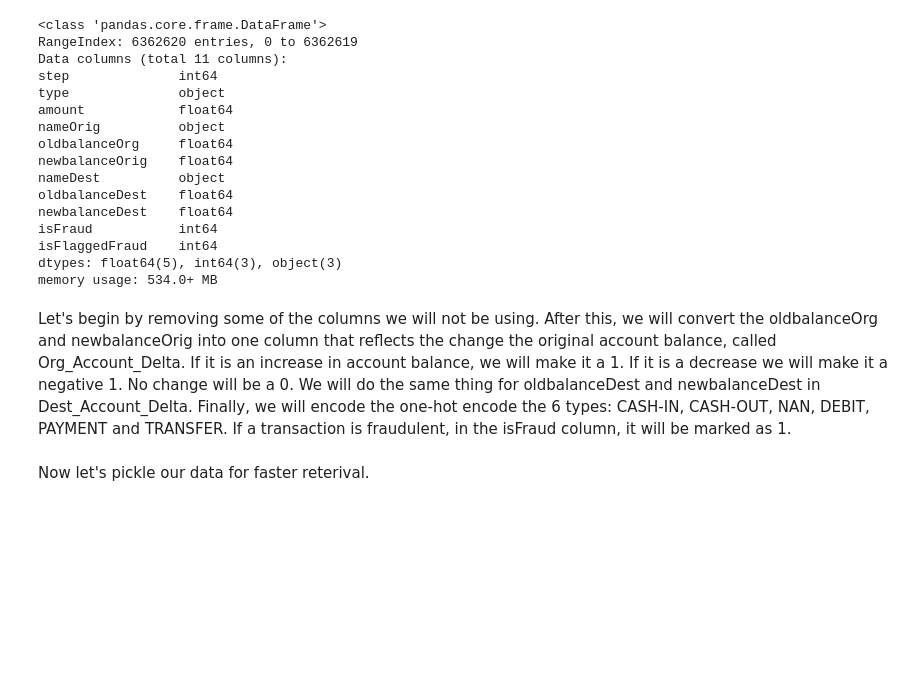
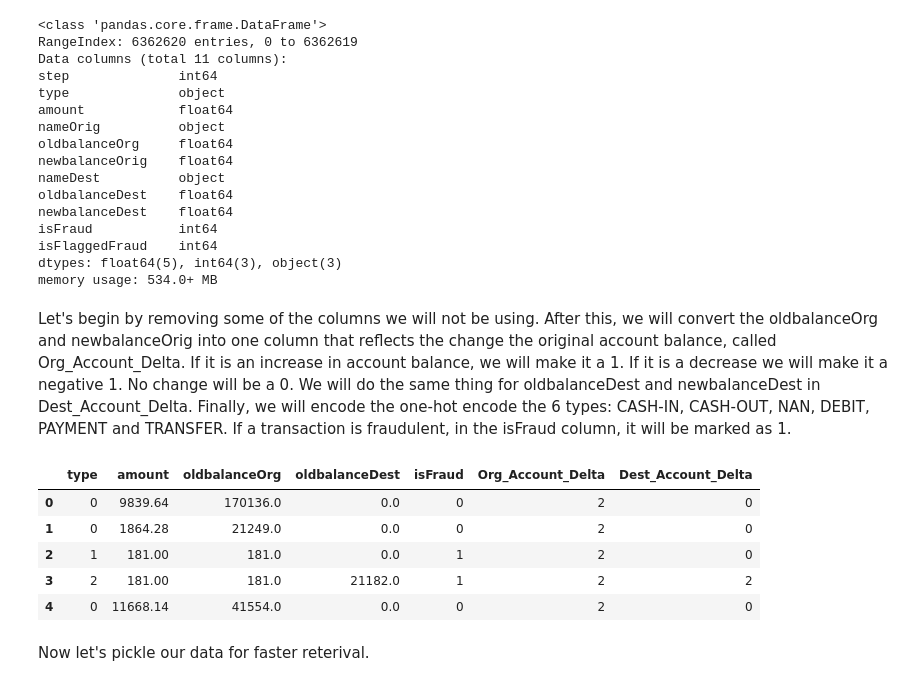
Before and after one commit to michaelcwatts123/JLab, a Jupyter notebook: Lab5/Lab5.ipynb, the cells around one changed output. Cells and saved outputs as stored; diff of their text form; code cells hidden in the pictures; blank space fills up the shorter version.

```diff
--- a/Lab5/Lab5.ipynb
+++ b/Lab5/Lab5.ipynb
@@ -54,40 +54,37 @@ memory usage: 534.0+ MB
 Let's begin by removing some of the columns we will not be using. After this, we will convert the oldbalanceOrg and newbalanceOrig into one column that reflects the change the original account balance, called Org_Account_Delta. If it is an increase in account balance, we will make it a 1. If it is a decrease we will make it a negative 1. No change will be a 0. We will do the same thing for oldbalanceDest and newbalanceDest in Dest_Account_Delta. Finally, we will encode the one-hot encode the 6 types: CASH-IN, CASH-OUT, NAN, DEBIT, PAYMENT and TRANSFER. If a transaction is fraudulent, in the isFraud column, it will be marked as 1.
 # %%
 finData.drop(columns=['step', 'nameOrig', 'nameDest', 'isFlaggedFraud'], inplace=True)
-def calcChange1(row):
-    change = row.newbalanceOrig - row.oldbalanceOrg
+def calcChange1(change):
+    #change = row.newbalanceOrig - row.oldbalanceOrg
     if(change > 0):
         return int(1)
     if(change < 0):
-        return int(-1)
+        return int(2)
     if(change == 0):
         return int(0)
-def calcChange2(row):
-    change = row.newbalanceDest - row.oldbalanceDest
+def calcChange2(change):
+    #change = row.newbalanceDest - row.oldbalanceDest
     if(change > 0):
         return int(1)
     if(change < 0):
-        return int(-1)
+        return int(2)
     if(change == 0):
         return int(0)
-finData['Org_Account_Delta'] = finData.apply(calcChange1, axis=1)
-finData['Dest_Account_Delta'] = finData.apply(calcChange2, axis=1)
+finData['Org_Account_Delta'] = finData['newbalanceOrig']-finData['oldbalanceOrg']
+finData['Dest_Account_Delta'] = finData['newbalanceDest']-finData['oldbalanceDest']
+finData['Org_Account_Delta'] = finData['Org_Account_Delta'].apply(lambda x: calcChange1(x))
+finData['Dest_Account_Delta'] = finData['Dest_Account_Delta'].apply(lambda x: calcChange2(x))
+type_labels, type_levels = pd.factorize(finData['type'])
+finData['type'] = type_labels
 finData.drop(columns=['newbalanceOrig', 'newbalanceDest'], inplace=True)
-def setType(x):
-    if x == 'CASH-IN':
-        return int(0)
-    if x == 'CASH-OUT':
-        return int(1)
-    if x == 'DEBIT':
-        return int(2)
-    if x == 'PAYMENT':
-        return int(3)
-    if x == 'TRANSFER':
-        return int(4)
-    else:
-        return int(5)
-finData['type'] = finData['type'].apply(setType)
-finData.info()
+finData.head()
+# %% [output]
+|  | type | amount | oldbalanceOrg | oldbalanceDest | isFraud | Org_Account_Delta | Dest_Account_Delta |
+| 0 | 0 | 9839.64 | 170136.0 | 0.0 | 0 | 2 | 0 |
+| 1 | 0 | 1864.28 | 21249.0 | 0.0 | 0 | 2 | 0 |
+| 2 | 1 | 181.00 | 181.0 | 0.0 | 1 | 2 | 0 |
+| 3 | 2 | 181.00 | 181.0 | 21182.0 | 1 | 2 | 2 |
+| 4 | 0 | 11668.14 | 41554.0 | 0.0 | 0 | 2 | 0 |
 # %% [markdown]
 Now let's pickle our data for faster reterival.
 # %%
```
Also changed, not shown: parts of 7 cells of this notebook.
